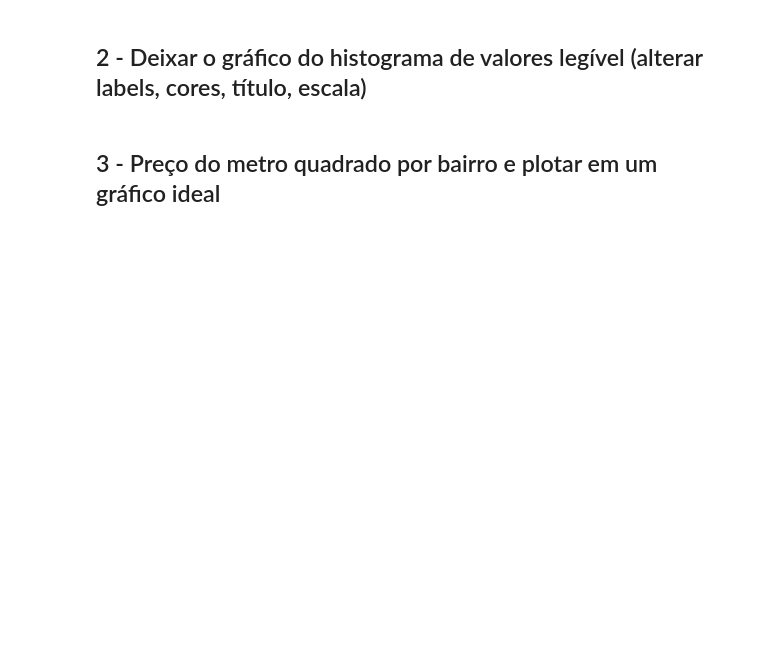
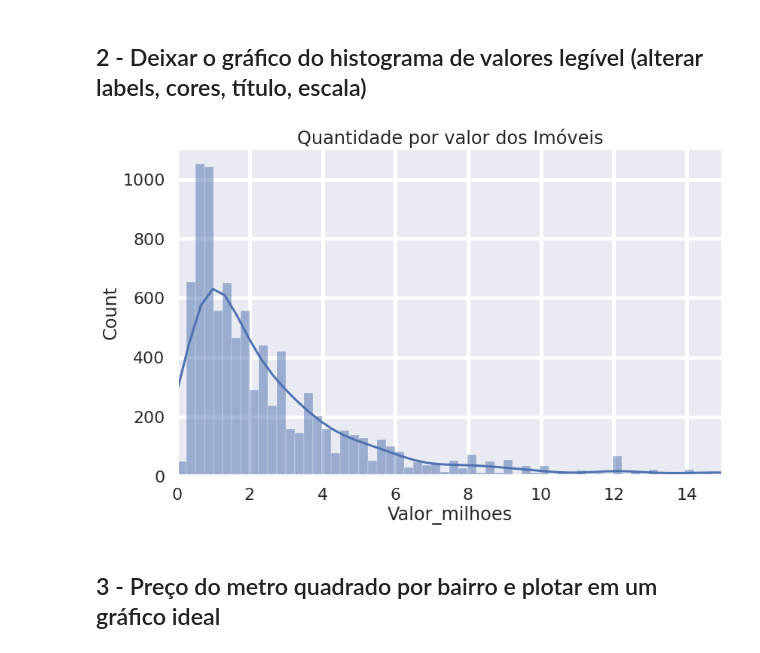
Before and after one commit to wertonr/Estudos, a Jupyter notebook: Alura_Imersao_dados_4.ipynb, the cells around one changed output. Saved outputs shown, nothing was run; the diff lists cells and outputs as text; code cells hidden in the pictures; blank space fills up the shorter version.

```diff
--- a/Alura_Imersao_dados_4.ipynb
+++ b/Alura_Imersao_dados_4.ipynb
@@ -551,3 +551,6 @@ plt.show()
 #Desafios 2:
 # %% [markdown]
 ## 1 - Criar uma escala de valores em milhões
+# %%
+dados_vendas['Valor_milhoes'] = dados_vendas['Valor_anuncio_float'].apply(lambda x: x/1000000)
+dados_vendas['Valor_milhoes']
@@ -554,4 +575,18 @@ plt.show()
 # %% [markdown]
 ## 2 - Deixar o gráfico do histograma de valores legível (alterar labels, cores, título, escala)
+# %%
+import seaborn as sns
+import matplotlib.pyplot as plt
+
+sns.set_context("poster", font_scale=1, rc={"grid.linewidth": 5, "axes.linewidth": 5, })
+plt.figure(figsize=(13,8))#tamanho do gráfico
+grafico = sns.histplot(data = dados_vendas, x = "Valor_milhoes", kde = True)
+grafico.set_title("Quantidade por valor dos Imóveis")#adicionando título
+ax.set_xlabel("Valor em Milhões")
+ax.set_ylabel("Quantidade")
+plt.xlim((0,15))
+plt.show()
+# %% [output]
+[figure, added]
 # %% [markdown]
 ## 3 - Preço do metro quadrado por bairro e plotar em um gráfico ideal
```
Also changed, not shown: parts of 8 cells of this notebook.
